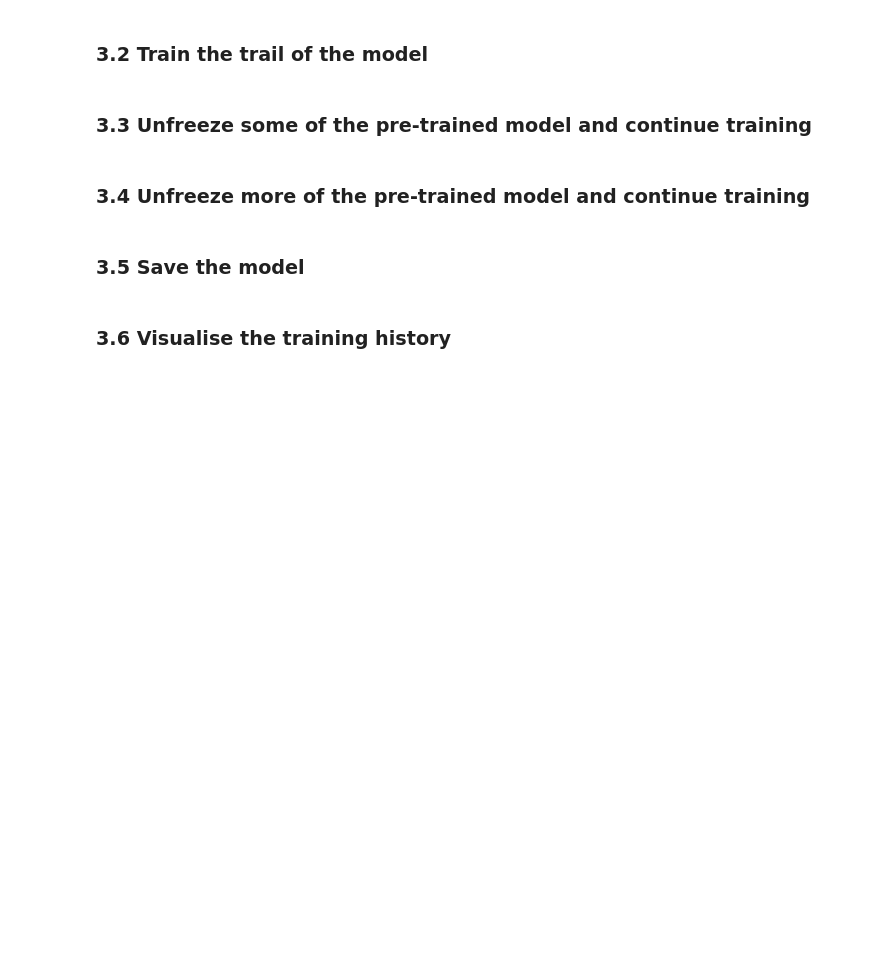
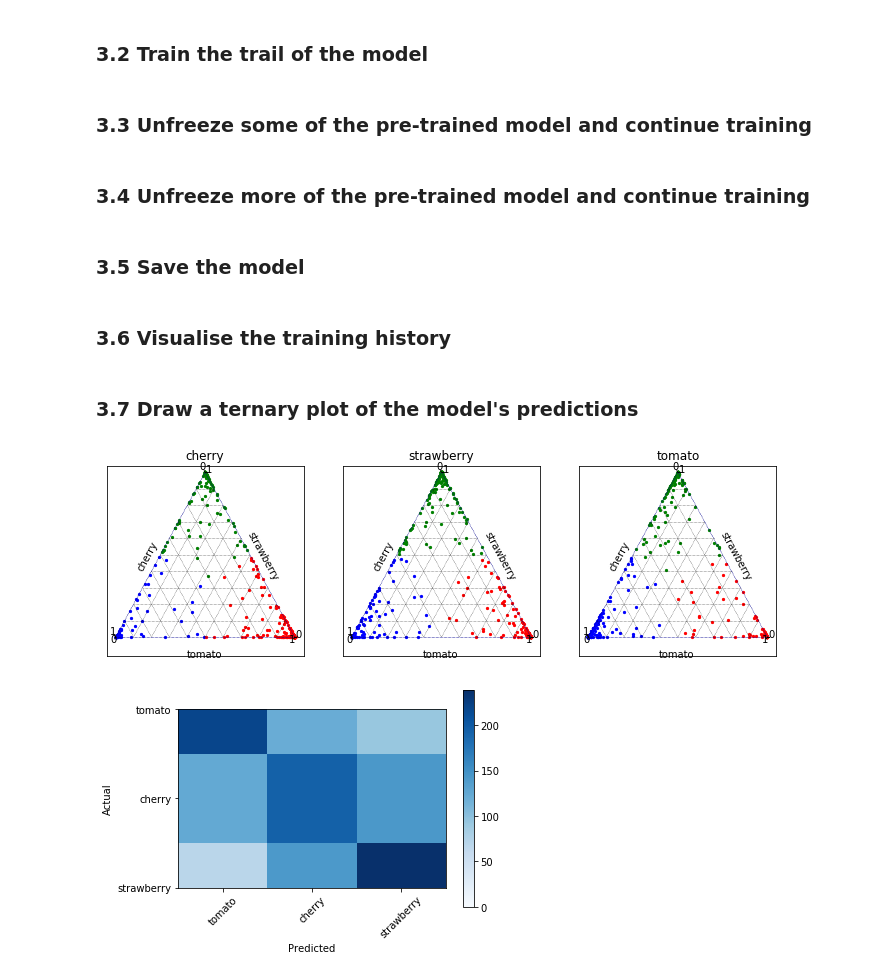
Before and after one commit to MarrickLip/comp309-capstone, a Jupyter notebook: Capstone Project.ipynb, the cells around one changed output. Cells and saved outputs as stored; diff of their text form; code cells hidden in the pictures; blank space fills up the shorter version.

```diff
--- a/Capstone Project.ipynb
+++ b/Capstone Project.ipynb
@@ -460,3 +505,5 @@ ax_loss.plot(epochs, series['val_loss'], label='val loss')
 ax_loss.legend()
 
 plt.savefig(f'models/{model_id}.png', dpi=300)
+# %% [markdown]
+### 3.7 Draw a ternary plot of the model's predictions
@@ -462,0 +551,19 @@ plt.savefig(f'models/{model_id}.png', dpi=300)
+# %%
+plot_ternary(
+    model.classes_,
+    y_test,
+    model.predict_proba(X_test),
+)
+
+plt.show()
+
+plot_confusion_matrix(
+    labels,
+    sklearn.metrics.confusion_matrix(
+        y_test,
+        model.predict(X_test)
+    )
+)
+# %% [output]
+[figure, added]
+[figure, added]
```
Also changed, not shown: parts of 9 cells of this notebook.
